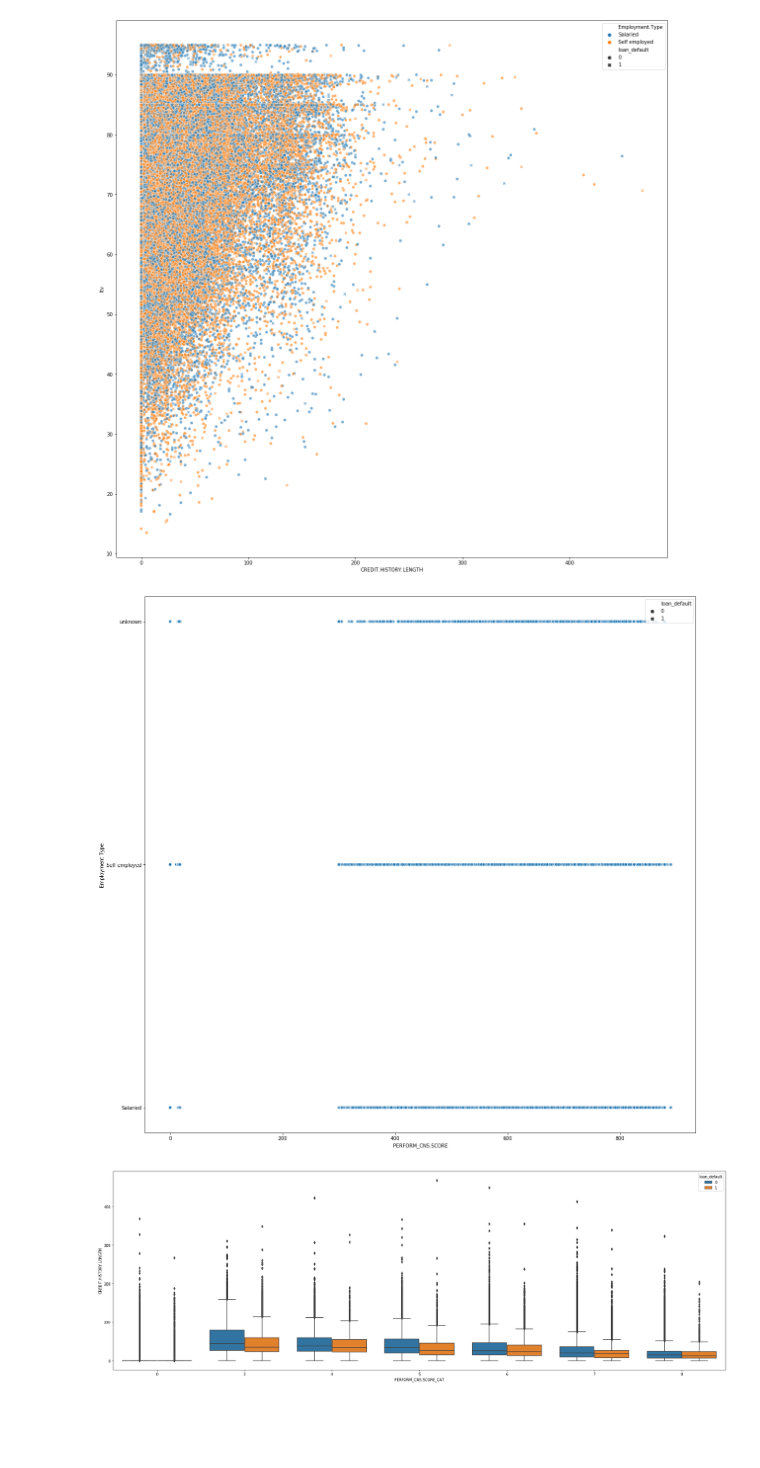
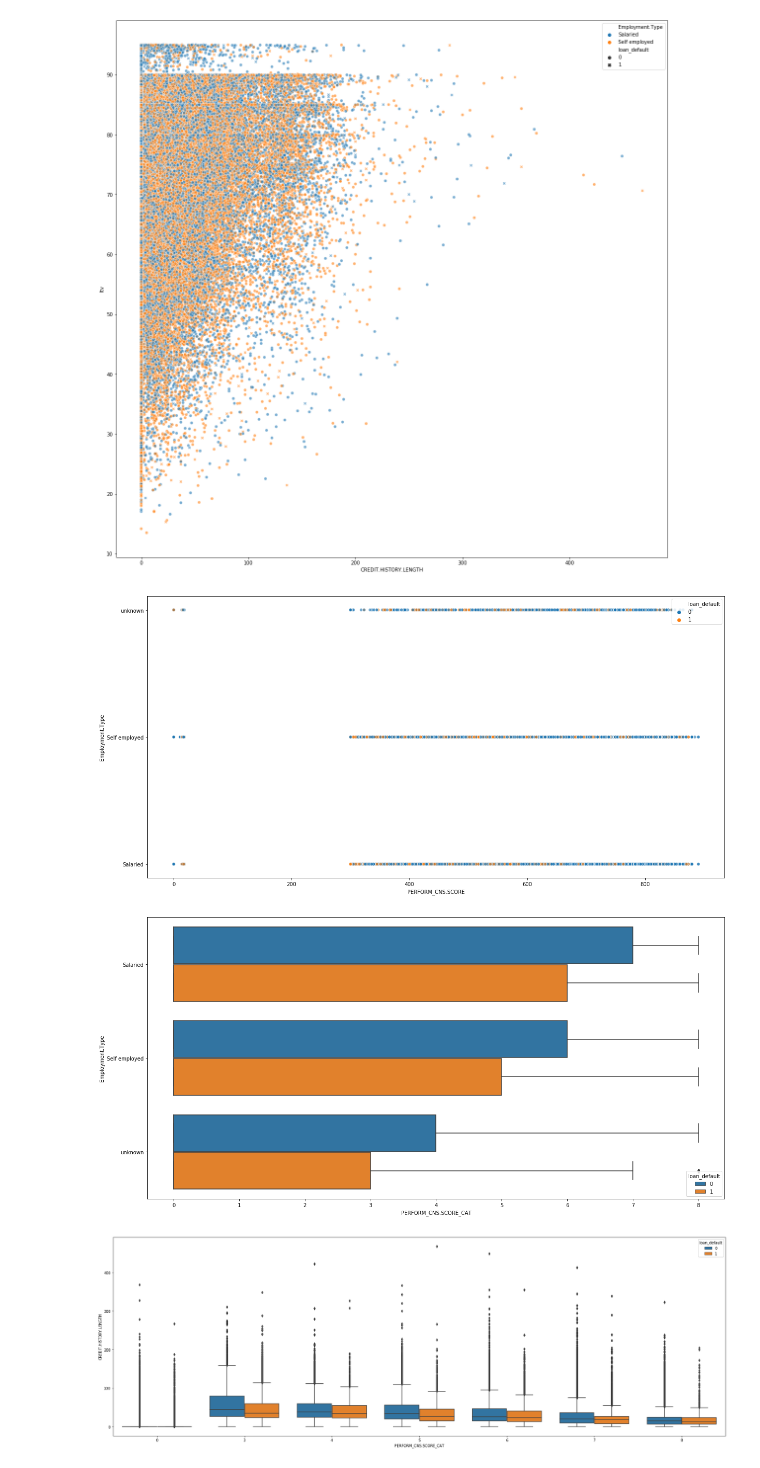
Before and after one commit to xavierigneous/Vehicle-Loan-Default-Prediction, a Jupyter notebook: Pravin Kumar/EDA.ipynb, the cells around one changed output. Drawn from its saved outputs; the diff is of its cells as text; code cells hidden in the pictures; blank space fills up the shorter version.

```diff
--- a/Pravin Kumar/EDA.ipynb
+++ b/Pravin Kumar/EDA.ipynb
@@ -103,9 +103,15 @@ plt.show()
 # %%
 df['Employment.Type']=df['Employment.Type'].fillna('unknown')
 # %%
-plt.figure(figsize=(20,20))
-sns.scatterplot(x='PERFORM_CNS.SCORE',y='Employment.Type',style='loan_default',alpha=0.6,data=df)
+plt.figure(figsize=(20,10))
+sns.scatterplot(x='PERFORM_CNS.SCORE',y='Employment.Type',hue='loan_default',alpha=0.6,data=df)
 plt.show()
 # %% [output]
-[figure, old version]
+[figure, new version]
+# %%
+plt.figure(figsize=(20,10))
+sns.boxplot(x='PERFORM_CNS.SCORE_CAT',y='Employment.Type',hue='loan_default',data=df)
+plt.show()
+# %% [output]
+[figure, added]
 # %%
```
Also changed, not shown: parts of 4 cells of this notebook, 3 other files.
